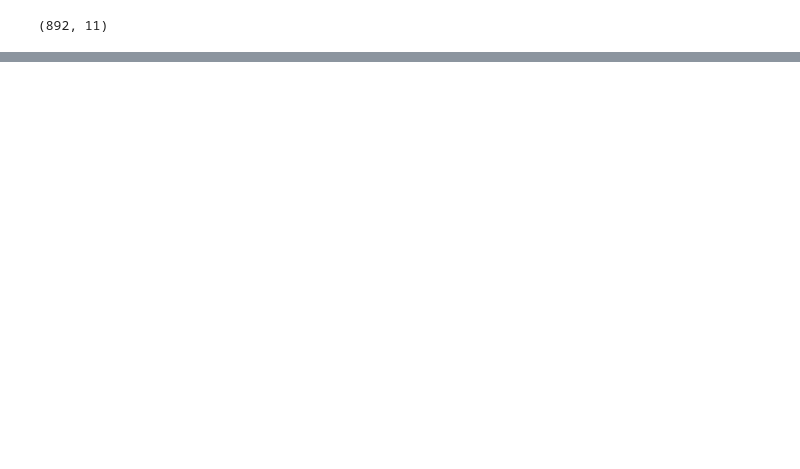
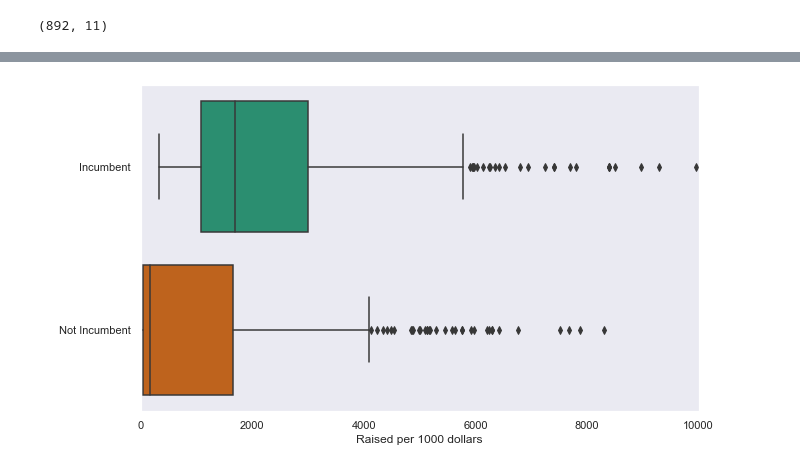
Before and after one commit to hcgreer/webscraping_open_secrets-pizza, a Jupyter notebook: Notebooks/hg_webscrape.ipynb, the cells around one changed output, grey strips where cells are left out. Saved outputs shown, nothing was run; the diff lists cells and outputs as text; code cells hidden in the pictures; blank space fills up the shorter version.

```diff
--- a/Notebooks/hg_webscrape.ipynb
+++ b/Notebooks/hg_webscrape.ipynb
@@ -143,0 +197,15 @@ Name: district, dtype: int64
+# %%
+fig, ax = plt.subplots(figsize = (10,6))
+
+sns.boxplot(
+    data = all_candidates,
+    x = all_candidates['raised'] / 1000,
+    y = all_candidates['incumbent'].sort_values(),
+    ax = ax
+).set(
+    xlabel='Raised per 1000 dollars',
+    ylabel = ' '
+);
+ax.set_xlim(0, 10000);
+# %% [output]
+[figure, added]
```
Also changed, not shown: parts of 10 cells of this notebook.
